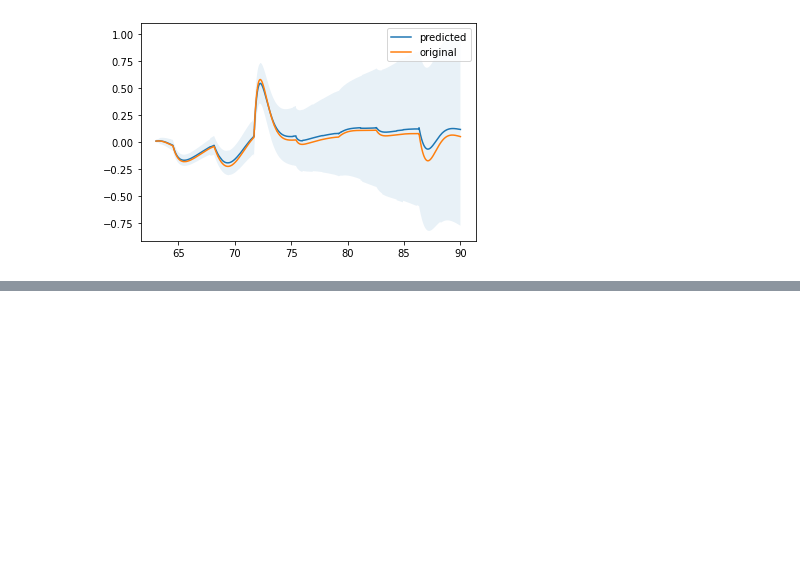
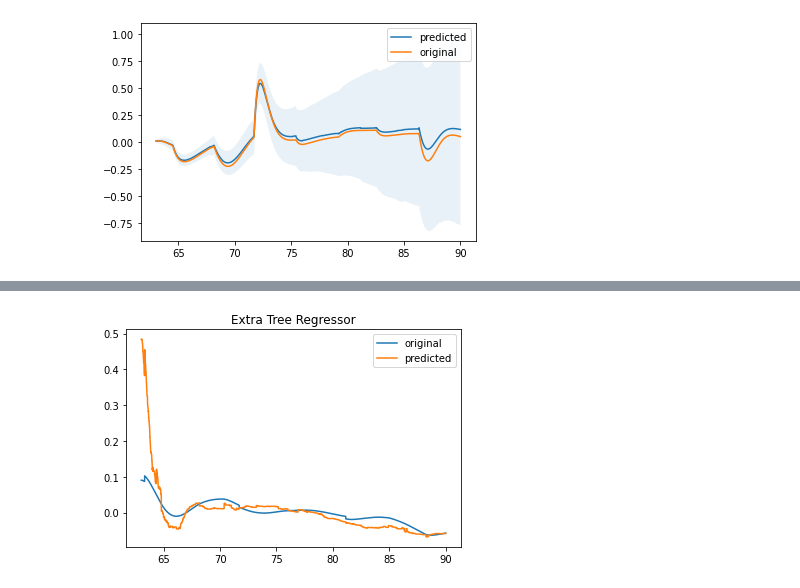
Before and after one commit to bharadwaj1098/Auto, a Jupyter notebook: haptic_graph.ipynb, the cells around one changed output, grey strips where cells are left out. Drawn from its saved outputs; the diff is of its cells as text; code cells hidden in the pictures; blank space fills up the shorter version.

```diff
--- a/haptic_graph.ipynb
+++ b/haptic_graph.ipynb
@@ -207,0 +258,6 @@ plt.legend(["predicted", "original"])
+# %%
+etr.fit(ss.fit_transform(X_train), y_train)
+z1 = etr.predict(ss.fit_transform(X_test))
+compare(z1, "Extra Tree Regressor")
+# %% [output]
+[figure, added]
```
Also changed, not shown: parts of 19 cells of this notebook, 3 other files.
